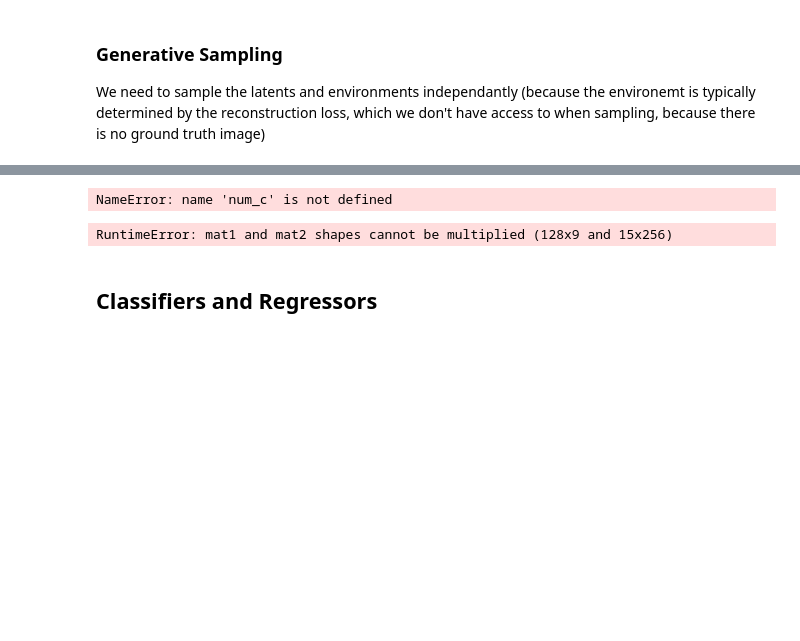
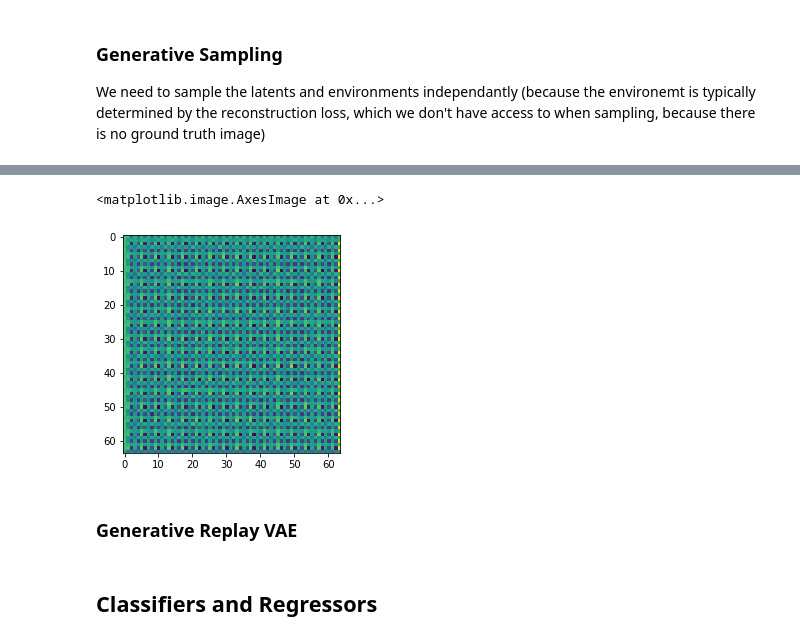
Before and after one commit to oliveradk/cult, a Jupyter notebook: 02a_core.models.ipynb, the cells around one changed output, grey strips where cells are left out. Saved outputs shown, nothing was run; the diff lists cells and outputs as text; code cells hidden in the pictures; blank space fills up the shorter version.

```diff
--- a/02a_core.models.ipynb
+++ b/02a_core.models.ipynb
@@ -691,17 +694,9 @@ s = torch.randint(0, 3, (64,))
-# %%
-s_one_hot = F.one_hot(s, num_c)
-s_one_hot.shape
-# %% [output]
-NameError: name 'num_c' is not defined
 # %%
 #export
 def generate_samples(vae: EnvInferVAE, batch_size: int):
     z = torch.randn(size=(batch_size, vae.latents))
     s = torch.randint(0, vae.m+1, (batch_size,))
-    s_one_hot = F.one_hot(s, num_classes=vae.m+1)
-    x_sample = vae.decoder(z, s_one_hot)
+    x_sample = vae.decoder(z, s)
     return x_sample
 # %%
 samples = generate_samples(envinfer_vae, 128)
-# %% [output]
-RuntimeError: mat1 and mat2 shapes cannot be multiplied (128x9 and 15x256)
@@ -712,0 +705,7 @@ RuntimeError: mat1 and mat2 shapes cannot be multiplied (128x9 and 15x256)
+# %%
+plt.imshow(samples[0].detach().numpy().squeeze())
+# %% [output]
+<matplotlib.image.AxesImage at 0x...>
+[figure, added]
+# %% [markdown]
+### Generative Replay VAE
```
Also changed, not shown: parts of 11 cells of this notebook, 2 other files.
